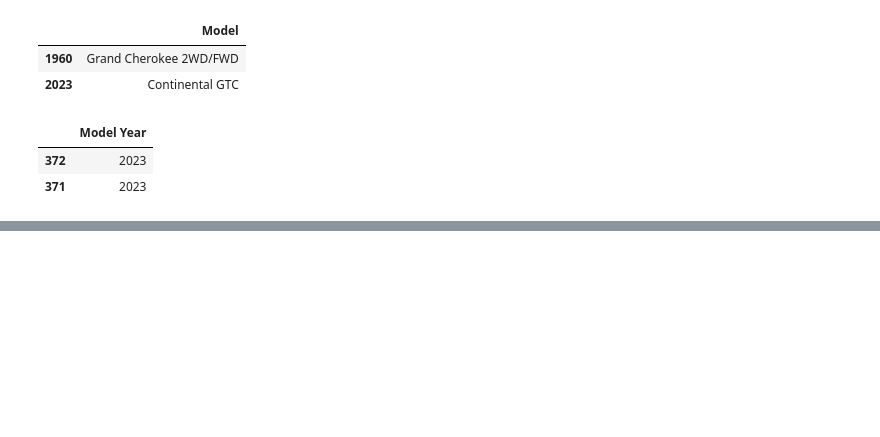
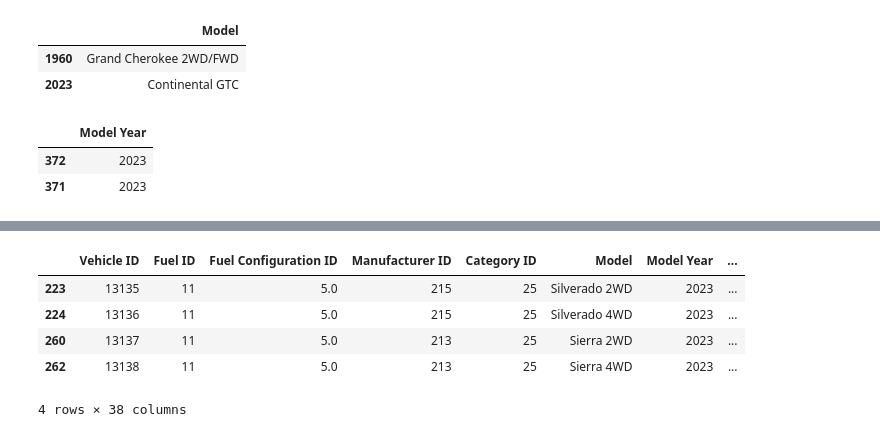
Before and after one commit to NegativeOnBlock/Sorting-and-filtering-rows-practice, a Jupyter notebook: Sort-and-filter-project-practice.ipynb, the cells around one changed output, grey strips where cells are left out. Saved outputs shown, nothing was run; the diff lists cells and outputs as text; code cells hidden in the pictures; blank space fills up the shorter version.

```diff
--- a/Sort-and-filter-project-practice.ipynb
+++ b/Sort-and-filter-project-practice.ipynb
@@ -111,0 +204,12 @@ alt_Fuel_Eco_City_2023
+# %%
+is_2023 = vehicles['Model Year'] == 2023
+is_low_Alternative_Fuel_Economy_City = vehicles['Alternative Fuel Economy City'] <= 12
+low_alt_fuel_forcity_2023 = vehicles[is_2023 & is_low_Alternative_Fuel_Economy_City]
+low_alt_fuel_forcity_2023.head()
+# %% [output]
+|  | Vehicle ID | Fuel ID | Fuel Configuration ID | Manufacturer ID | Category ID | Model | Model Year | ... |
+| 223 | 13135 | 11 | 5.0 | 215 | 25 | Silverado 2WD | 2023 | ... |
+| 224 | 13136 | 11 | 5.0 | 215 | 25 | Silverado 4WD | 2023 | ... |
+| 260 | 13137 | 11 | 5.0 | 213 | 25 | Sierra 2WD | 2023 | ... |
+| 262 | 13138 | 11 | 5.0 | 213 | 25 | Sierra 4WD | 2023 | ... |
+4 rows × 38 columns
```
Also changed, not shown: parts of 8 cells of this notebook.
